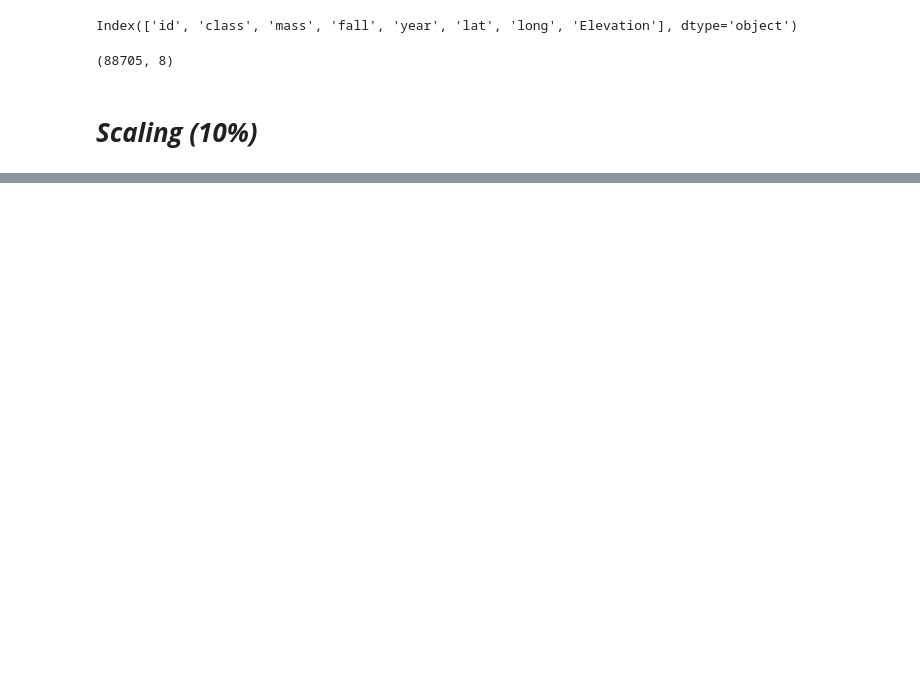
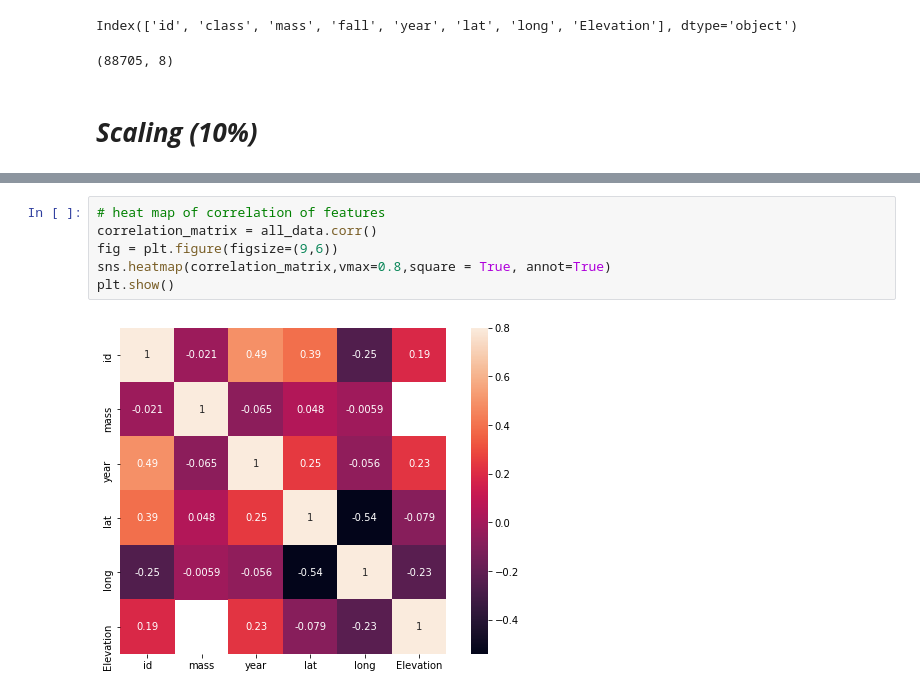
Before and after one commit to RobotGyal/Project-Impact-2020, a Jupyter notebook: machine-learning/linear-regression.ipynb, the cells around one changed output, grey strips where cells are left out. Drawn from its saved outputs; the diff is of its cells as text; blank space fills up the shorter version.

```diff
--- a/machine-learning/linear-regression.ipynb
+++ b/machine-learning/linear-regression.ipynb
@@ -87,0 +175,8 @@ Index(['id', 'class', 'mass', 'fall', 'year', 'lat', 'long', 'Elevation'], dtype
+# %%
+# heat map of correlation of features
+correlation_matrix = all_data.corr()
+fig = plt.figure(figsize=(9,6))
+sns.heatmap(correlation_matrix,vmax=0.8,square = True, annot=True)
+plt.show()
+# %% [output]
+[figure, added]
```
Also changed, not shown: parts of 15 cells of this notebook.
